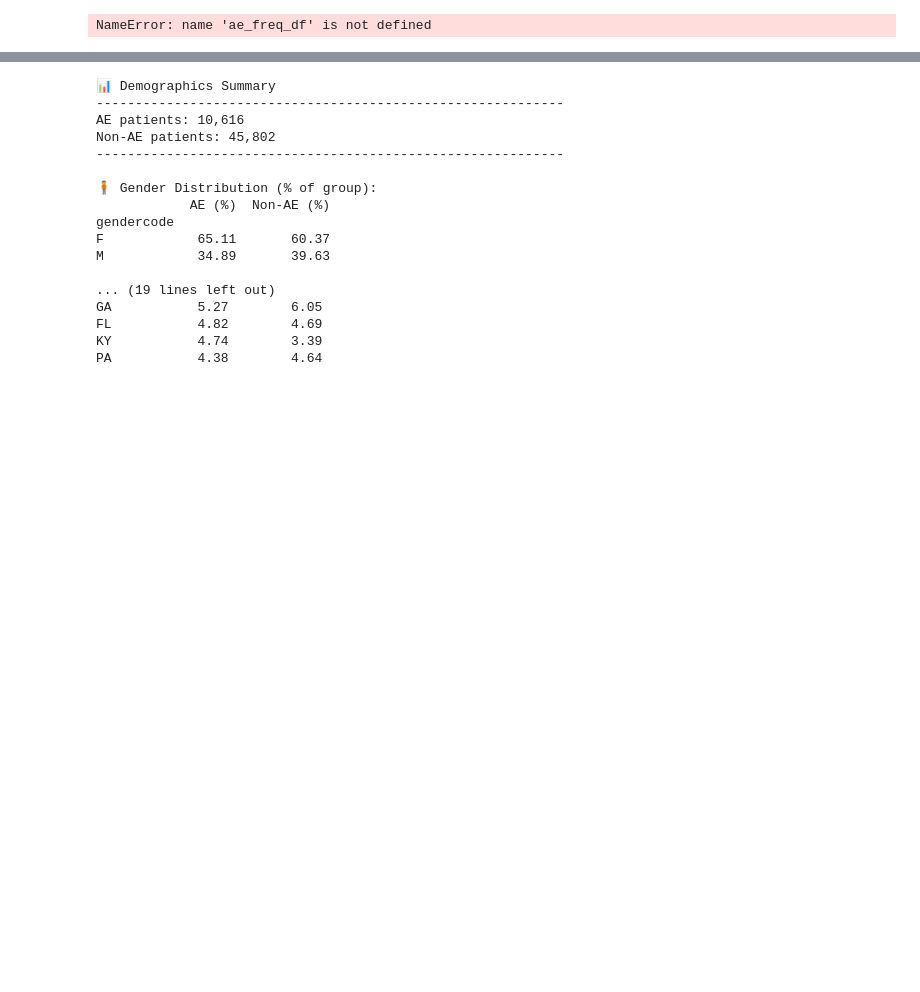
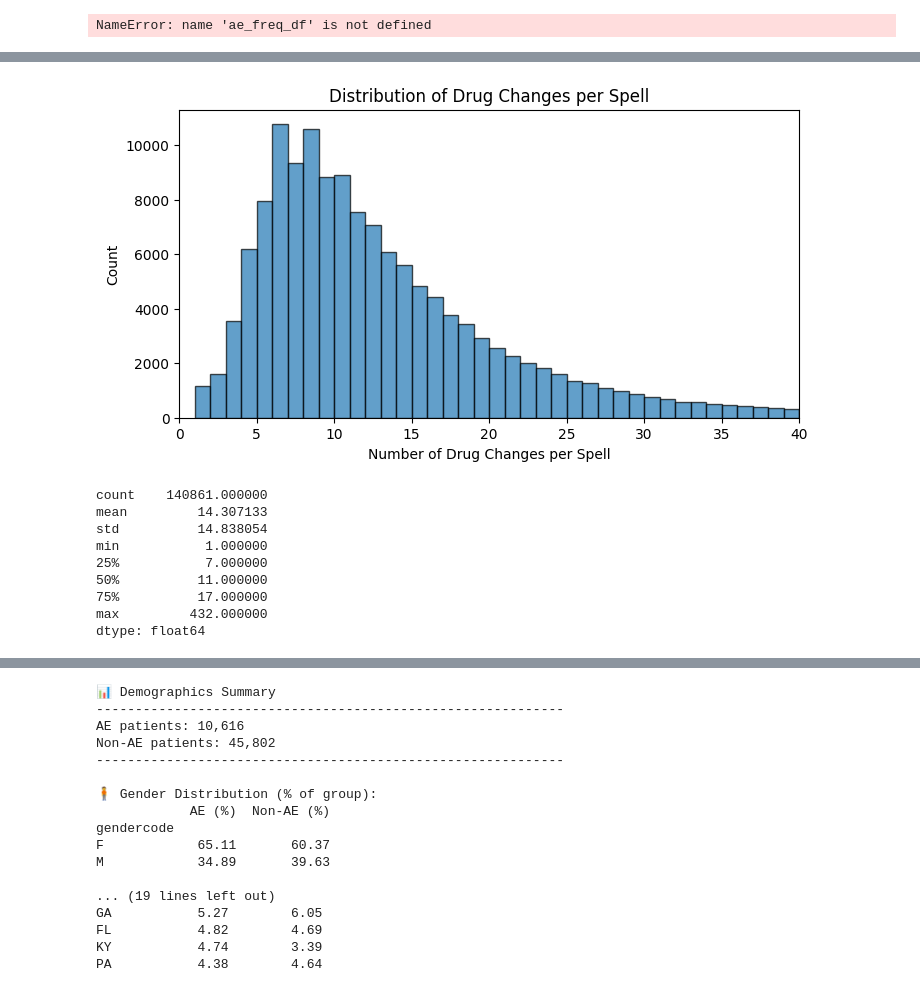
Before and after one commit to beni-1414/bmif204_claims_project, a Jupyter notebook: exploration_final.ipynb, the cells around one changed output, grey strips where cells are left out. Drawn from its saved outputs; the diff is of its cells as text; code cells hidden in the pictures; blank space fills up the shorter version.

```diff
--- a/exploration_final.ipynb
+++ b/exploration_final.ipynb
@@ -351,0 +398,28 @@ Name: days_into_spell, dtype: float64
+# %%
+# --- 2. Distribution of number of drug changes per spell ---
+
+# Count drug changes per spell_id
+drug_changes_per_spell = drug_changes.groupby('spell_id').size()
+
+# Plot
+plt.figure(figsize=(8,4))
+plt.hist(drug_changes_per_spell, bins=range(1, drug_changes_per_spell.max()+2), edgecolor='black', alpha=0.7)
+plt.xlabel('Number of Drug Changes per Spell')
+plt.ylabel('Count')
+plt.xlim(0, 40)  # Focus on 0-20 range for clarity
+plt.title('Distribution of Drug Changes per Spell')
+plt.show()
+
+# Summary statistics
+print(drug_changes_per_spell.describe())
+# %% [output]
+[figure, added]
+count    140861.000000
+mean         14.307133
+std          14.838054
+min           1.000000
+25%           7.000000
+50%          11.000000
+75%          17.000000
+max         432.000000
+dtype: float64
```
Also changed, not shown: parts of 10 cells of this notebook.
